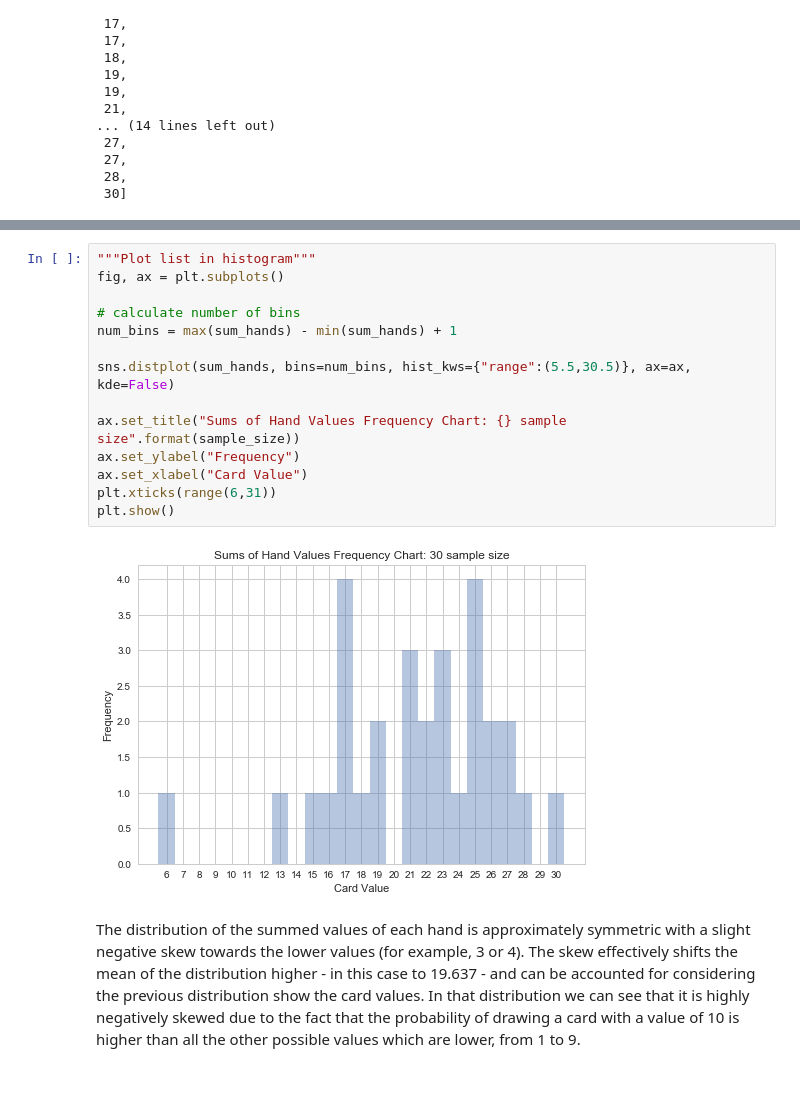
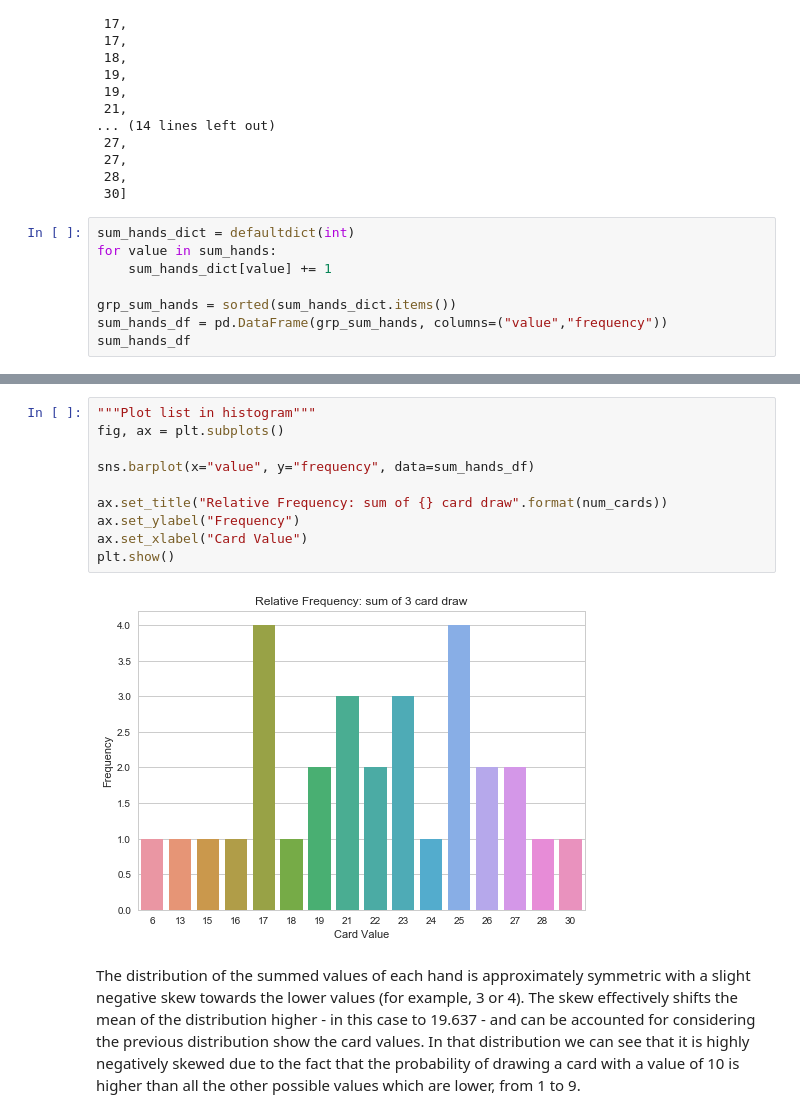
Before and after one commit to hichana/udacity, a Jupyter notebook: P2/descriptive_stats_project/descriptive_statistics_project.ipynb, the cells around one changed output, grey strips where cells are left out. Saved outputs shown, nothing was run; the diff lists cells and outputs as text; blank space fills up the shorter version.

```diff
--- a/P2/descriptive_stats_project/descriptive_statistics_project.ipynb
+++ b/P2/descriptive_stats_project/descriptive_statistics_project.ipynb
@@ -283,3 +261,11 @@ sorted(sum_hands)
  27,
  28,
  30]
+# %%
+sum_hands_dict = defaultdict(int)
+for value in sum_hands:
+    sum_hands_dict[value] += 1
+
+grp_sum_hands = sorted(sum_hands_dict.items())
+sum_hands_df = pd.DataFrame(grp_sum_hands, columns=("value","frequency"))
+sum_hands_df
@@ -286,18 +290,14 @@ sorted(sum_hands)
 # %%
 """Plot list in histogram"""
 fig, ax = plt.subplots()
 
-# calculate number of bins
-num_bins = max(sum_hands) - min(sum_hands) + 1
+sns.barplot(x="value", y="frequency", data=sum_hands_df)
 
-sns.distplot(sum_hands, bins=num_bins, hist_kws={"range":(5.5,30.5)}, ax=ax, kde=False)
-
-ax.set_title("Sums of Hand Values Frequency Chart: {} sample size".format(sample_size))
+ax.set_title("Relative Frequency: sum of {} card draw".format(num_cards))
 ax.set_ylabel("Frequency")
 ax.set_xlabel("Card Value")
-plt.xticks(range(6,31))
 plt.show()
 # %% [output]
-[figure, old version]
+[figure, new version]
 # %% [markdown]
 The distribution of the summed values of each hand is approximately symmetric with a slight negative skew towards the lower values (for example, 3 or 4). The skew effectively shifts the mean of the distribution higher - in this case to 19.637 - and can be accounted for considering the previous distribution show the card values. In that distribution we can see that it is highly negatively skewed due to the fact that the probability of drawing a card with a value of 10 is higher than all the other possible values which are lower, from 1 to 9.
```
Also changed, not shown: parts of 11 cells of this notebook, 1 other file.
